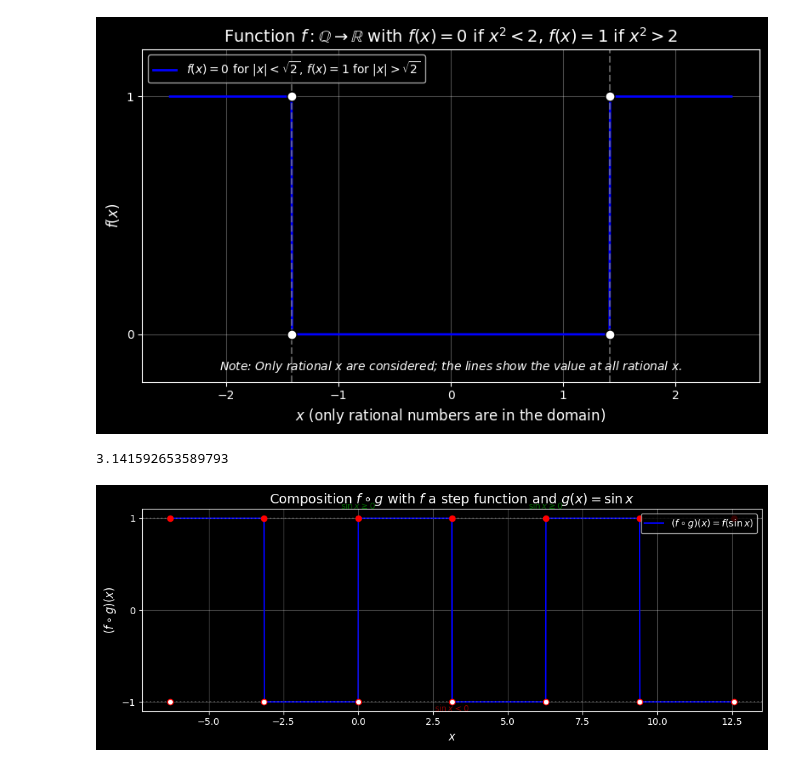
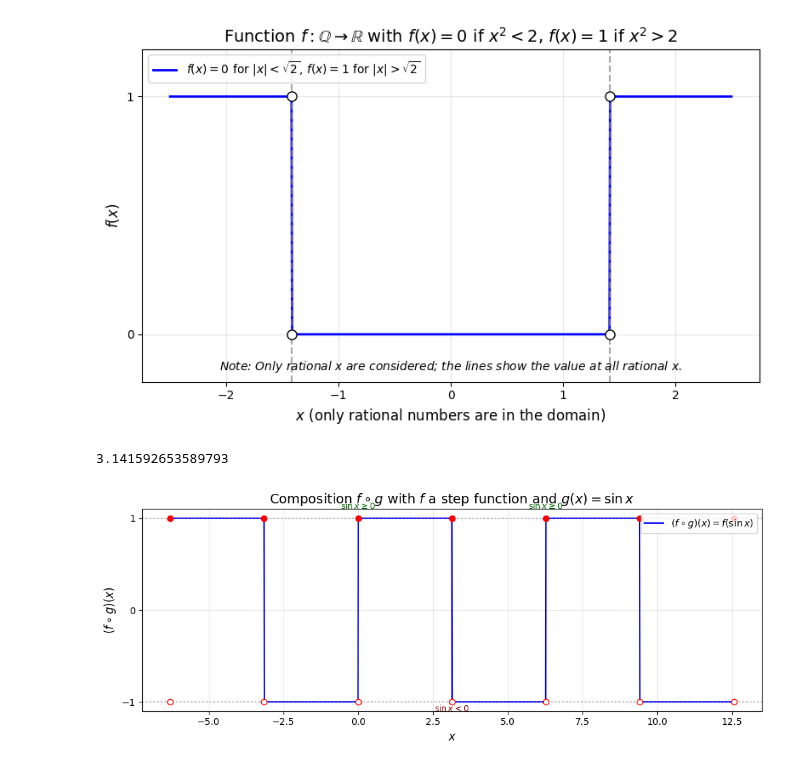
Before and after one commit to bodomain/ss26, a Jupyter notebook: an/ke2/plots.ipynb, the cells around one changed output. Drawn from its saved outputs; the diff is of its cells as text; code cells hidden in the pictures.

```diff
--- a/an/ke2/plots.ipynb
+++ b/an/ke2/plots.ipynb
@@ -3,6 +3,10 @@
 
 import numpy as np
 import matplotlib.pyplot as plt
+import matplotlib as mpl
+
+# Option A: Use the default light style
+plt.style.use('default')
 
 # Define x range
 x = np.linspace(-2.5, 2.5, 1000)
@@ -41,7 +45,7 @@ plt.text(0, -0.15, 'Note: Only rational $x$ are considered; the lines show the v
 plt.tight_layout()
 plt.show()
 # %% [output]
-[figure, old version]
+[figure, new version]
 # %%
 
 
@@ -54,6 +58,9 @@ np.pi
 
 import numpy as np
 import matplotlib.pyplot as plt
+import matplotlib as mpl
+
+plt.style.use('default')
 
 def composed(x):
     # Returns f(sin(x))
@@ -72,31 +79,31 @@ plt.figure(figsize=(10, 4))
 plt.plot(x, y, 'b-', linewidth=1.5, label=r'$(f\circ g)(x) = f(\sin x)$')
 
 # Mark the discontinuity points (x = kπ)
 for k in range(-2, 5):
     x0 = k * np.pi
     # Left limit: from sin(x)<0 -> value -1
     plt.plot(x0, -1, 'wo', markeredgecolor='red', markersize=6, zorder=3)
     # Function value at x0: 1 (since sin=0 -> f(0)=1)
     plt.plot(x0, 1, 'ro', markersize=6, zorder=3)  # filled red dot
 
 # Add horizontal lines at y = -1 and y = 1 for reference
 plt.axhline(y=-1, color='gray', linestyle=':', alpha=0.5)
 plt.axhline(y=1, color='gray', linestyle=':', alpha=0.5)
 
 # Labels, title, grid
 plt.xlabel(r'$x$', fontsize=12)
 plt.ylabel(r'$(f\circ g)(x)$', fontsize=12)
 plt.title(r'Composition $f\circ g$ with $f$ a step function and $g(x)=\sin x$', fontsize=14)
 plt.yticks([-1, 0, 1])
 plt.grid(alpha=0.3)
 plt.legend(loc='upper right')
 
 # Annotate a few points - use \geq instead of \ge
 plt.text(0, 1.1, r'$\sin x \geq 0$', ha='center', fontsize=9, color='darkgreen')
 plt.text(np.pi, -1.1, r'$\sin x < 0$', ha='center', fontsize=9, color='darkred')
 plt.text(2*np.pi, 1.1, r'$\sin x \geq 0$', ha='center', fontsize=9, color='darkgreen')
 
 plt.tight_layout()
 plt.show()
 # %% [output]
-[figure, old version]
+[figure, new version]
```
Also changed, not shown: parts of 2 cells of this notebook, 31 other files.
